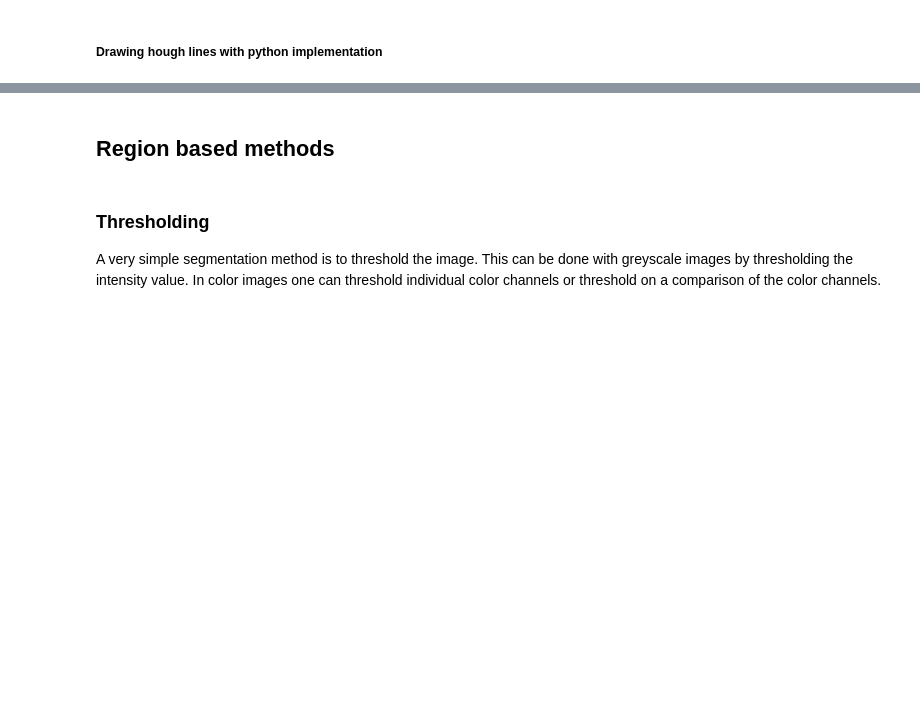
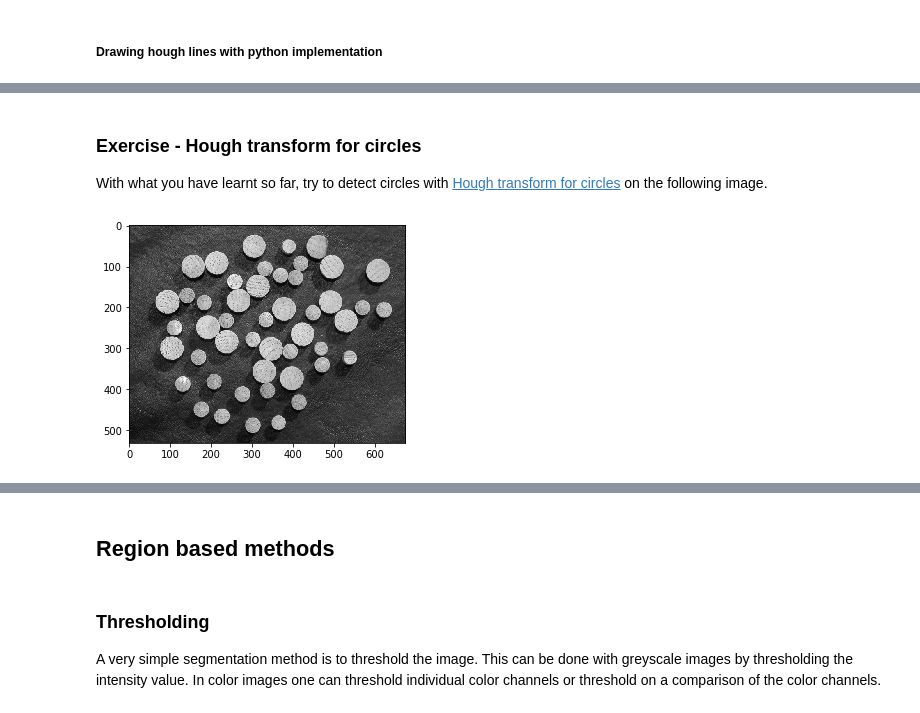
Before and after one commit to ErlingLie/TDT4195-Material, a Jupyter notebook: Segmentation.ipynb, the cells around one changed output, grey strips where cells are left out. Saved outputs shown, nothing was run; the diff lists cells and outputs as text; code cells hidden in the pictures; blank space fills up the shorter version.

Commit message:
Hough circles

```diff
--- a/Segmentation.ipynb
+++ b/Segmentation.ipynb
@@ -219,0 +226,9 @@ plt.show()
+# %% [markdown]
+### Exercise - Hough transform for circles
+With what you have learnt so far, try to detect circles with [Hough transform for circles](https://docs.opencv.org/2.4/modules/imgproc/doc/feature_detection.html#houghcircles) on the following image.
+# %%
+image = plt.imread("images/wood-dowels.tif")
+plt.imshow(image, cmap = "gray")
+plt.show()
+# %% [output]
+[figure, added]
```
Also changed, not shown: parts of 12 cells of this notebook, 1 other file.
